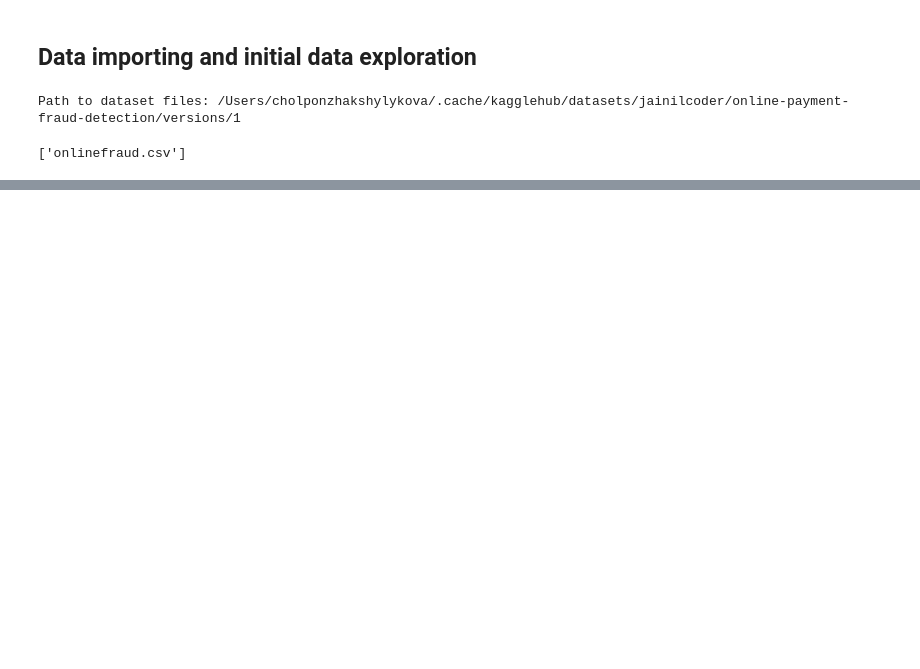
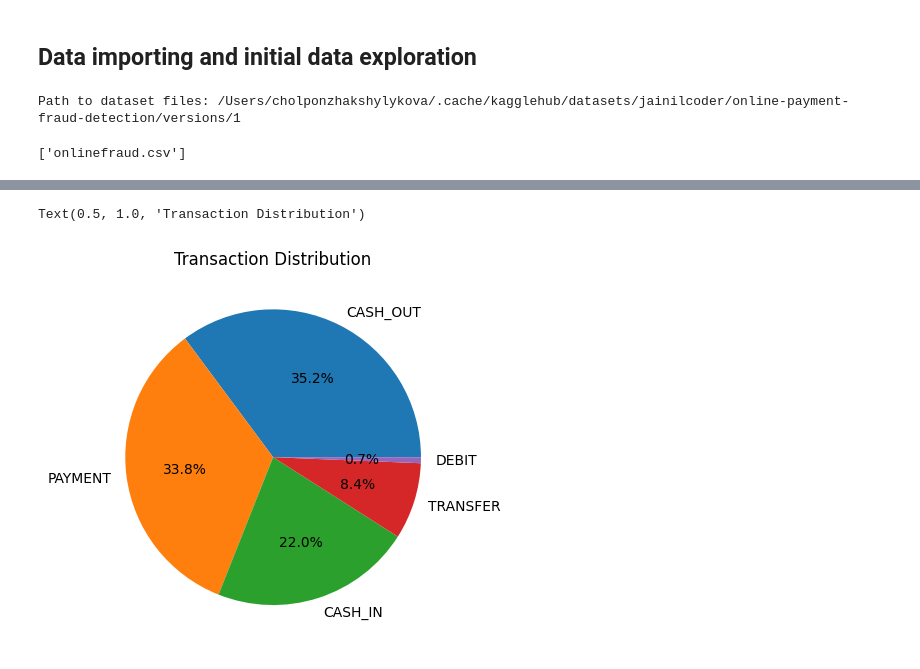
Before and after one commit to CZhakshylykova/MM0004-falcon-eye, a Jupyter notebook: submissions/sds-members/cholpon-zhakshylyova/cholpon_zhakshylykova_finfraud_mission.ipynb, the cells around one changed output, grey strips where cells are left out. Drawn from its saved outputs; the diff is of its cells as text; code cells hidden in the pictures; blank space fills up the shorter version.

```diff
--- a/submissions/sds-members/cholpon-zhakshylyova/cholpon_zhakshylykova_finfraud_mission.ipynb
+++ b/submissions/sds-members/cholpon-zhakshylyova/cholpon_zhakshylykova_finfraud_mission.ipynb
@@ -22,0 +113,9 @@ data = pd.read_csv(os.path.join(path, "onlinefraud.csv"))
+# %%
+# look into the type of the transaction
+
+data["type"].unique() # there are 5 types of transaction
+plt.pie(data["type"].value_counts(), labels = data["type"].value_counts().index, autopct = '%.1f%%')
+plt.title("Transaction Distribution")
+# %% [output]
+Text(0.5, 1.0, 'Transaction Distribution')
+[figure, added]
```
Also changed, not shown: parts of 9 cells of this notebook.
